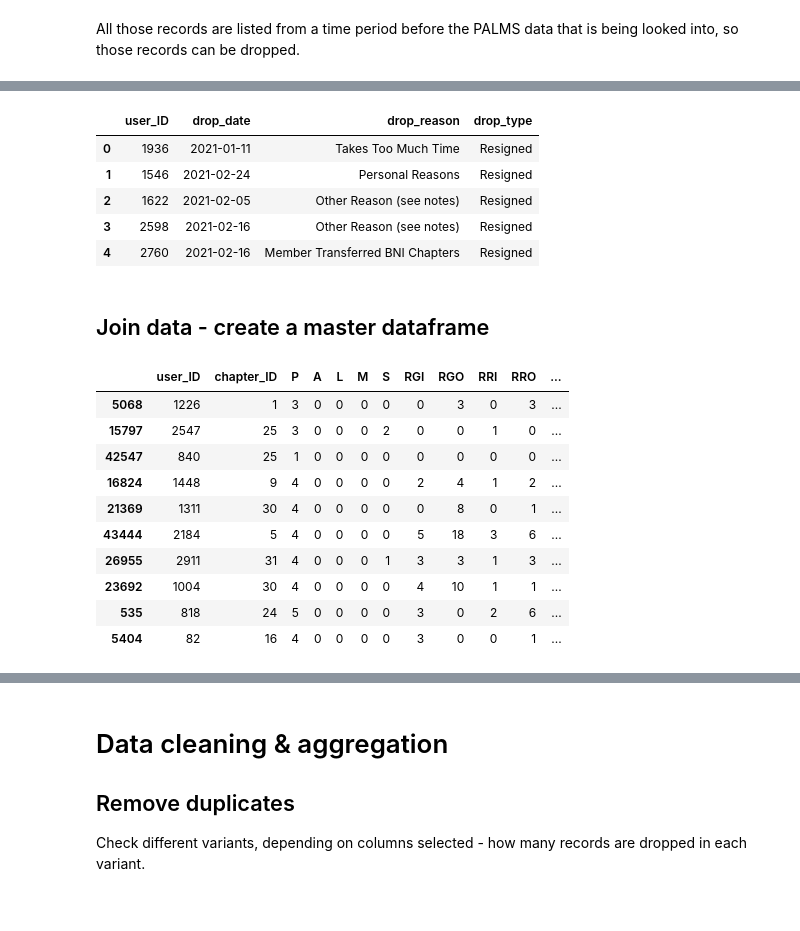
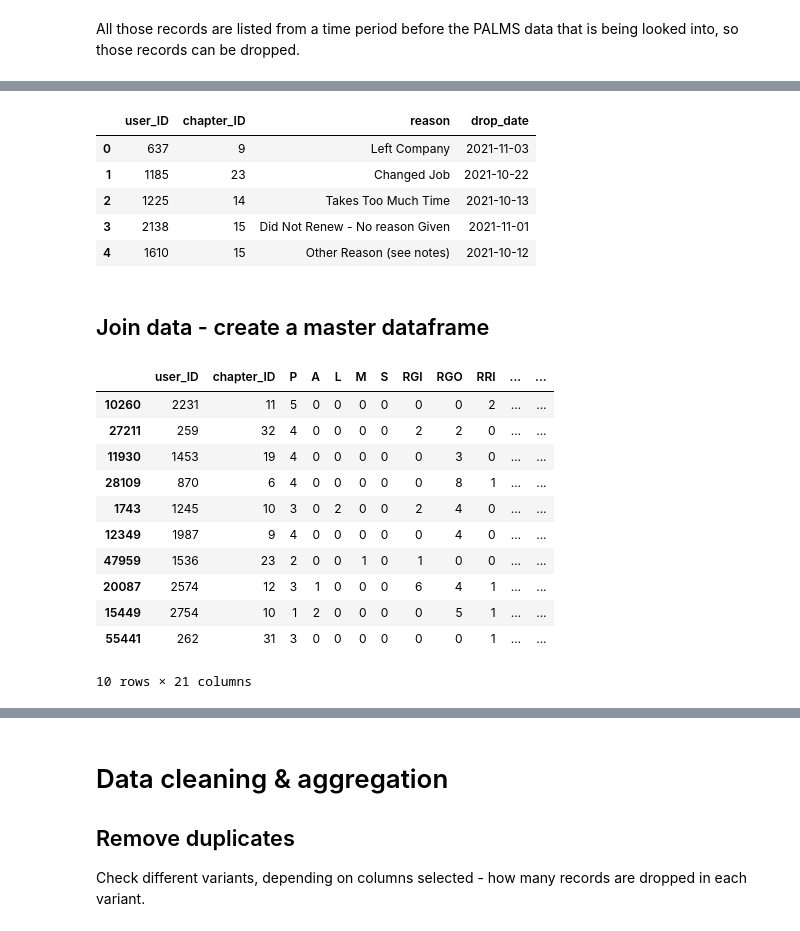
Before and after one commit to da-veed/BachelorThesis, a Jupyter notebook: data_cleaning.ipynb, the cells around one changed output, grey strips where cells are left out. Drawn from its saved outputs; the diff is of its cells as text; code cells hidden in the pictures.

```diff
--- a/data_cleaning.ipynb
+++ b/data_cleaning.ipynb
@@ -112,13 +108,6 @@ df_database.head(10)
 # %%
-df_database.rename(columns={"Profession": "profession",
-                            "Position": "position",
-                            "Join Date": "join_date",
-                            "Renewal Date": "renewal_date",},
-                   inplace=True)
-
-
-df_database["join_date"] = pd.to_datetime(df_database["join_date"], format='%d/%m/%Y', errors='coerce')
-df_database["renewal_date"] = pd.to_datetime(df_database["renewal_date"], format='%d/%m/%Y', errors='coerce')
+df_database["join_date"] = pd.to_datetime(df_database["join_date"], format='%m/%d/%Y', errors='coerce')
+df_database["renewal_date"] = pd.to_datetime(df_database["renewal_date"], format='%m/%d/%Y', errors='coerce')
 # df_database["sponsor_ID"] = pd.to_numeric(df_database["sponsor_ID"], errors='coerce', downcast='Int32')
-df_database.tail()
+df_database.head(10)
 # %% [output]
@@ -157,0 +127,3 @@ df_dropped_members.head(10)
+# %%
+df_dropped = pd.read_csv("data/dropped_members.csv", index_col=0, encoding="ISO-8859-1")
+df_dropped.head(10)
@@ -194,7 +165,7 @@ df_dropped_members[df_dropped_members["user_ID"].isna()]
 # %% [markdown]
 All those records are listed from a time period before the PALMS data that is being looked into, so those records can be dropped.
 # %%
-df_dropped_members.dropna(subset=["user_ID"], inplace=True)
-df_dropped_members.info()
+df_dropped.dropna(subset=["user_ID"], inplace=True)
+df_dropped.info()
 # %% [output]
 <class 'pandas.core.frame.DataFrame'>
@@ -211,34 +182,36 @@ memory usage: 81.1+ KB
 # %%
-df_dropped_members["drop_date"] = pd.to_datetime(df_dropped_members["drop_date"], format='%d/%m/%Y', errors='coerce')
-df_dropped_members["user_ID"] = pd.to_numeric(df_dropped_members["user_ID"], downcast='integer')
-df_dropped_members.head()
+df_dropped["drop_date"] = pd.to_datetime(df_dropped["drop_date"], format='%m/%d/%Y', errors='coerce')
+df_dropped["user_ID"] = pd.to_numeric(df_dropped["user_ID"], downcast='integer')
+df_dropped.head()
 # %% [output]
-|  | user_ID | drop_date | drop_reason | drop_type |
-| 0 | 1936 | 2021-01-11 | Takes Too Much Time | Resigned |
-| 1 | 1546 | 2021-02-24 | Personal Reasons | Resigned |
-| 2 | 1622 | 2021-02-05 | Other Reason (see notes) | Resigned |
-| 3 | 2598 | 2021-02-16 | Other Reason (see notes) | Resigned |
-| 4 | 2760 | 2021-02-16 | Member Transferred BNI Chapters | Resigned |
+|  | user_ID | chapter_ID | reason | drop_date |
+| 0 | 637 | 9 | Left Company | 2021-11-03 |
+| 1 | 1185 | 23 | Changed Job | 2021-10-22 |
+| 2 | 1225 | 14 | Takes Too Much Time | 2021-10-13 |
+| 3 | 2138 | 15 | Did Not Renew - No reason Given | 2021-11-01 |
+| 4 | 1610 | 15 | Other Reason (see notes) | 2021-10-12 |
 # %% [markdown]
 ## Join data - create a master dataframe
 # %%
 df_master = df_palms.copy()
 df_master = df_master.merge(df_database.drop("chapter_ID", axis=1), how="left", on="user_ID")
-df_master = df_master.merge(df_dropped_members, how="left", on="user_ID")
-df_master.drop(["drop_reason", "drop_type", "position", "sponsor_ID"], axis=1, inplace=True)
+df_master = df_master.merge(df_dropped, how="left", on="user_ID")
+df_master.drop(["chapter_ID_y", "reason"], axis=1, inplace=True)
+df_master.rename({"chapter_ID_x": "chapter_ID"}, axis=1, inplace=True)
 df_master.sample(10, random_state=13)
 # %% [output]
-|  | user_ID | chapter_ID | P | A | L | M | S | RGI | RGO | RRI | RRO | ... |
-| 5068 | 1226 | 1 | 3 | 0 | 0 | 0 | 0 | 0 | 3 | 0 | 3 | ... |
-| 15797 | 2547 | 25 | 3 | 0 | 0 | 0 | 2 | 0 | 0 | 1 | 0 | ... |
-| 42547 | 840 | 25 | 1 | 0 | 0 | 0 | 0 | 0 | 0 | 0 | 0 | ... |
-| 16824 | 1448 | 9 | 4 | 0 | 0 | 0 | 0 | 2 | 4 | 1 | 2 | ... |
-| 21369 | 1311 | 30 | 4 | 0 | 0 | 0 | 0 | 0 | 8 | 0 | 1 | ... |
-| 43444 | 2184 | 5 | 4 | 0 | 0 | 0 | 0 | 5 | 18 | 3 | 6 | ... |
-| 26955 | 2911 | 31 | 4 | 0 | 0 | 0 | 1 | 3 | 3 | 1 | 3 | ... |
-| 23692 | 1004 | 30 | 4 | 0 | 0 | 0 | 0 | 4 | 10 | 1 | 1 | ... |
-| 535 | 818 | 24 | 5 | 0 | 0 | 0 | 0 | 3 | 0 | 2 | 6 | ... |
-| 5404 | 82 | 16 | 4 | 0 | 0 | 0 | 0 | 3 | 0 | 0 | 1 | ... |
+|  | user_ID | chapter_ID | P | A | L | M | S | RGI | RGO | RRI | ... | ... |
+| 10260 | 2231 | 11 | 5 | 0 | 0 | 0 | 0 | 0 | 0 | 2 | ... | ... |
+| 27211 | 259 | 32 | 4 | 0 | 0 | 0 | 0 | 2 | 2 | 0 | ... | ... |
+| 11930 | 1453 | 19 | 4 | 0 | 0 | 0 | 0 | 0 | 3 | 0 | ... | ... |
+| 28109 | 870 | 6 | 4 | 0 | 0 | 0 | 0 | 0 | 8 | 1 | ... | ... |
+| 1743 | 1245 | 10 | 3 | 0 | 2 | 0 | 0 | 2 | 4 | 0 | ... | ... |
+| 12349 | 1987 | 9 | 4 | 0 | 0 | 0 | 0 | 0 | 4 | 0 | ... | ... |
+| 47959 | 1536 | 23 | 2 | 0 | 0 | 1 | 0 | 1 | 0 | 0 | ... | ... |
+| 20087 | 2574 | 12 | 3 | 1 | 0 | 0 | 0 | 6 | 4 | 1 | ... | ... |
+| 15449 | 2754 | 10 | 1 | 2 | 0 | 0 | 0 | 0 | 5 | 1 | ... | ... |
+| 55441 | 262 | 31 | 3 | 0 | 0 | 0 | 0 | 0 | 0 | 1 | ... | ... |
+10 rows × 21 columns
 # %%
 df_master.shape
 # %% [output]
```
Also changed, not shown: parts of 507 cells of this notebook.
